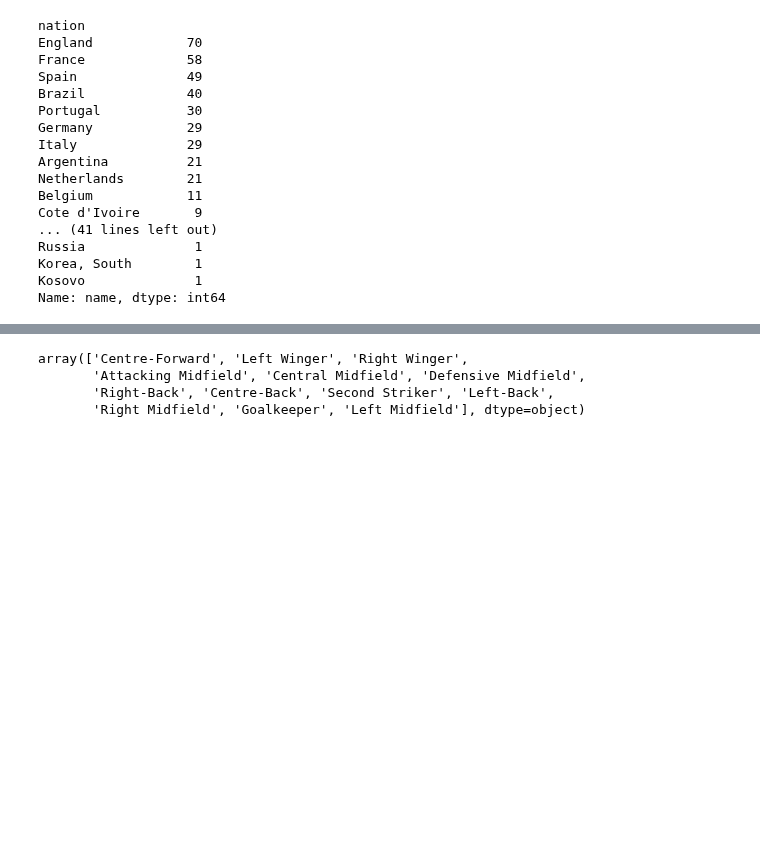
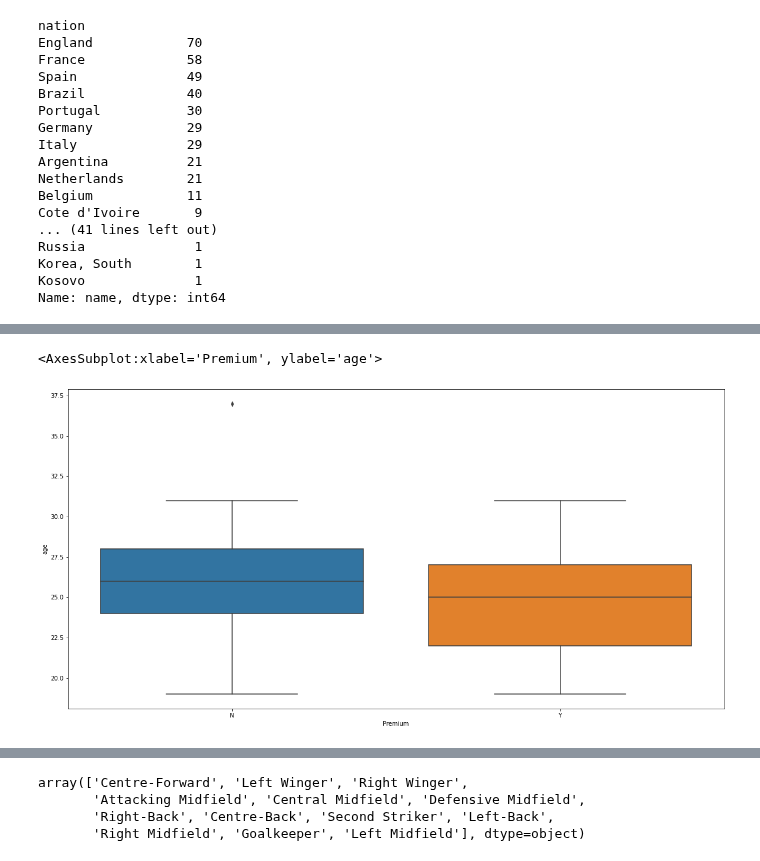
Before and after one commit to obilige/justone, a Jupyter notebook: FP_value/Football_Player.ipynb, the cells around one changed output, grey strips where cells are left out. Saved outputs shown, nothing was run; the diff lists cells and outputs as text; code cells hidden in the pictures; blank space fills up the shorter version.

```diff
--- a/FP_value/Football_Player.ipynb
+++ b/FP_value/Football_Player.ipynb
@@ -643,0 +684,8 @@ Name: name, dtype: int64
+# %%
+# 영국/비영국 국적 선수 평균 연령 차이
+# 약간의 차이가 있으나 큰 차이를 보여주진 않는다.
+plt.figure(figsize=(20,10))
+sns.boxplot(x='Premium', y='age', data=eng)
+# %% [output]
+<AxesSubplot:xlabel='Premium', ylabel='age'>
+[figure, added]
```
Also changed, not shown: parts of 13 cells of this notebook.
